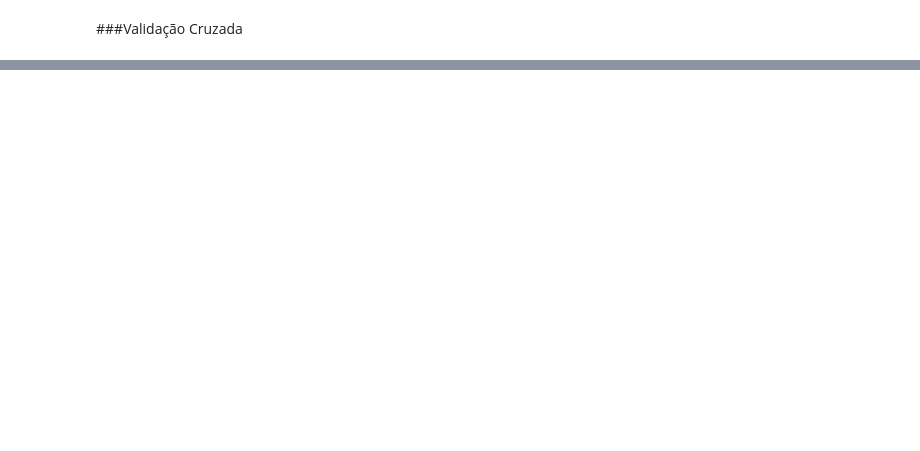
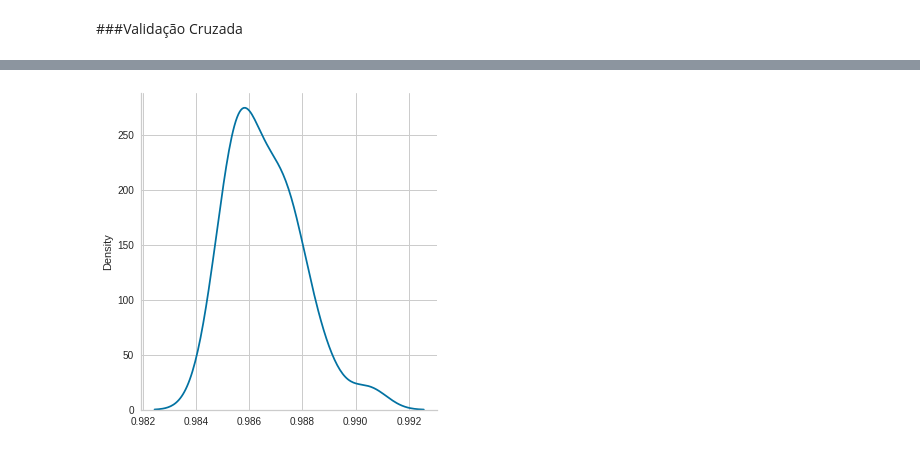
Before and after one commit to wnbrandao/wnbrandao, a Jupyter notebook: Curso_Data_Science_Full.ipynb, the cells around one changed output, grey strips where cells are left out. Cells and saved outputs as stored; diff of their text form; code cells hidden in the pictures; blank space fills up the shorter version.

```diff
--- a/Curso_Data_Science_Full.ipynb
+++ b/Curso_Data_Science_Full.ipynb
@@ -1871,0 +1940,4 @@ resultados.describe()
+# %%
+sns.displot(resultados_random_forest, kind = 'kde');
+# %% [output]
+[figure, added]
```
Also changed, not shown: parts of 51 cells of this notebook.
